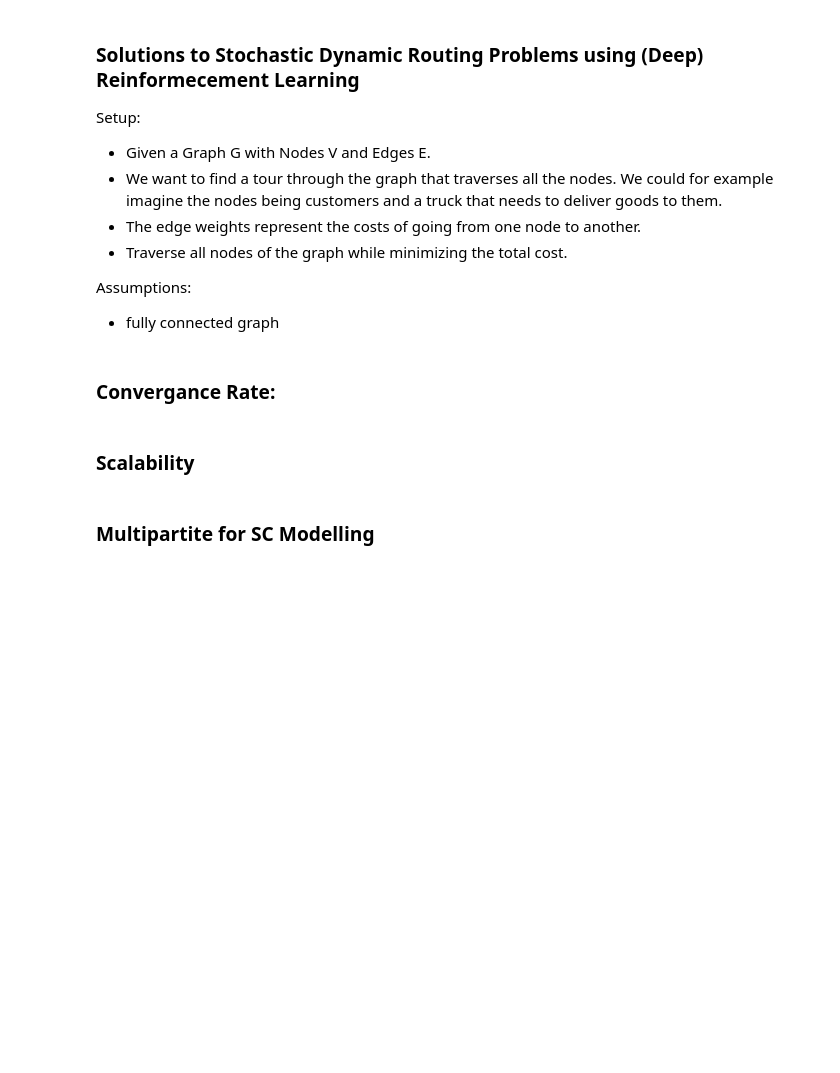
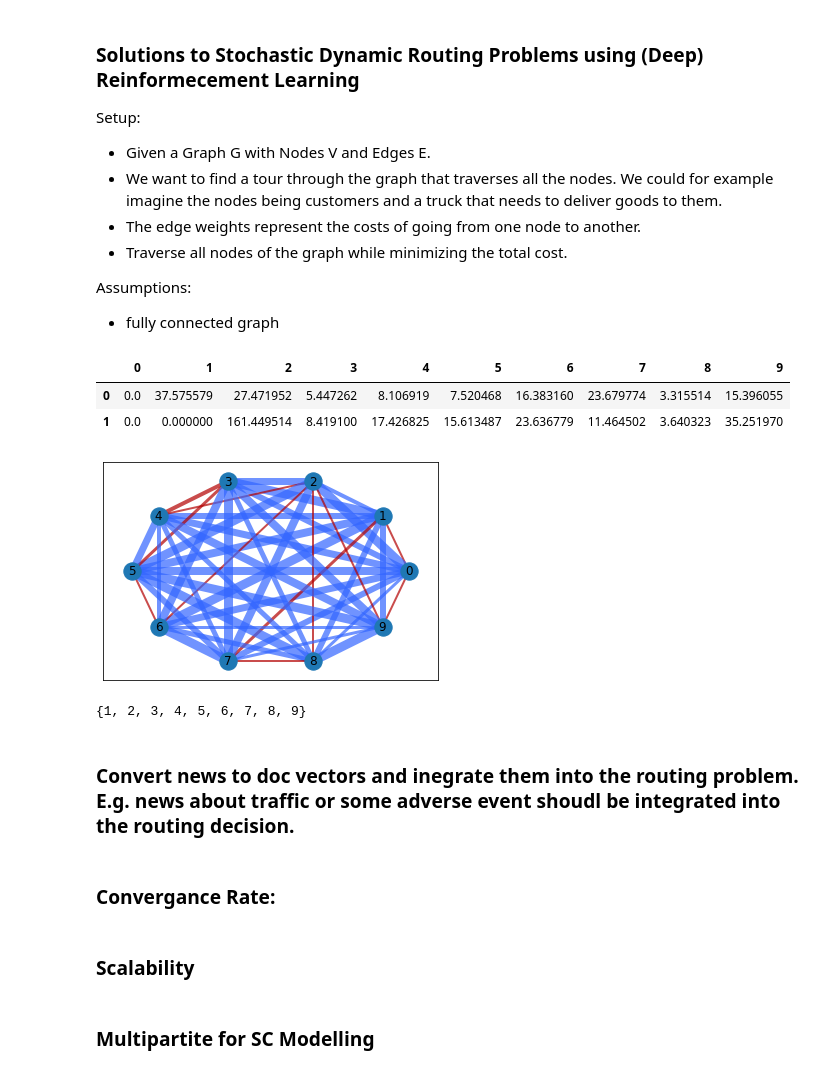
Before and after one commit to LaurinBrechter/Supply_Chain, a Jupyter notebook: RoutingProblems/routing.ipynb, the cells around one changed output. Drawn from its saved outputs; the diff is of its cells as text; code cells hidden in the pictures; blank space fills up the shorter version.

Commit message:
Routing Problem first Solution with Q-Learning

```diff
--- a/RoutingProblems/routing.ipynb
+++ b/RoutingProblems/routing.ipynb
@@ -29,6 +29,8 @@ class Env():
         self.observation_space = range(n_nodes)
         self.g = nx.complete_graph(self.observation_space)
         self.weight = dict(zip(self.g.edges(), np.random.randint(2,10, size=len(self.g.edges()))))
+
+
 
         self.player_pos = 0
         self.visited = [0]
@@ -40,7 +42,12 @@ class Env():
 
     def step(self, action):
 
+        self.action_space -= {action}
+
+        # query the right edge weight
         reward = self.weight[(min(self.player_pos, action), max(self.player_pos, action))]
+
+        # update the player position and the states visited.
         self.player_pos = action
         self.visited.append(action)
 
@@ -48,10 +55,9 @@ class Env():
         if len(set(self.visited)) == len(self.observation_space):
             done = True
 
-        # self.action_space = range(n_nodes)
-
         # state, reward, done
         return self.player_pos, reward, done
+
 
     # function for plotting the best possible route.
     def plot(self, best_route=False):
@@ -85,7 +91,54 @@ class Env():
         else:
             self.player_pos = 0
             self.visited = [0]
-            return
+            self.action_space = set(self.observation_space) - {0}
+            return self.player_pos, False
+# %%
+env = Env(10)
+epsilon = 0.1
+lr = 0.03
+n_epochs = 1000
+disc_fact = 0.97
+q_table = pd.DataFrame(np.zeros((len(env.observation_space),len(env.observation_space))))
+
+
+for i in range(n_epochs):
+
+    state, done = env.reset()
+    while not done:
+
+        action_space = env.action_space
+        if np.random.rand() < epsilon:
+            action = np.random.choice(np.array(list(env.action_space)))
+        else:
+            action = q_table.iloc[state][action_space].idxmax()
+
+        new_state, reward, done = env.step(action)
+
+        if not done:
+                q_table.loc[state][action] = (1-lr) * q_table.loc[state][action] + lr * (reward + disc_fact * np.max(q_table[new_state]))
+
+        state = new_state
+
+    if i % 100 == 0:
+        print(f"{i}th episode with {reward} reward")
+# %%
+q_table.head(2)
+# %% [output]
+|  | 0 | 1 | 2 | 3 | 4 | 5 | 6 | 7 | 8 | 9 |
+| 0 | 0.0 | 37.575579 | 27.471952 | 5.447262 | 8.106919 | 7.520468 | 16.383160 | 23.679774 | 3.315514 | 15.396055 |
+| 1 | 0.0 | 0.000000 | 161.449514 | 8.419100 | 17.426825 | 15.613487 | 23.636779 | 11.464502 | 3.640323 | 35.251970 |
+# %%
+env.plot()
+# %% [output]
+[figure, added]
+# %%
+env.step(5)
+env.action_space
+env.reset()
+env.action_space
+# %% [output]
+{1, 2, 3, 4, 5, 6, 7, 8, 9}
 # %%
 class Agent():
     def __init__(self, alpha=0.01, gamma=1, epsilon=0.1, n_epochs=1000):
@@ -101,6 +154,8 @@ class Agent():
 
     def results():
         pass
+# %% [markdown]
+### Convert news to doc vectors and inegrate them into the routing problem. E.g. news about traffic or some adverse event shoudl be integrated into the routing decision.
 # %% [markdown]
 ### Convergance Rate:
 # %% [markdown]
```
Also changed, not shown: parts of 2 cells of this notebook.
